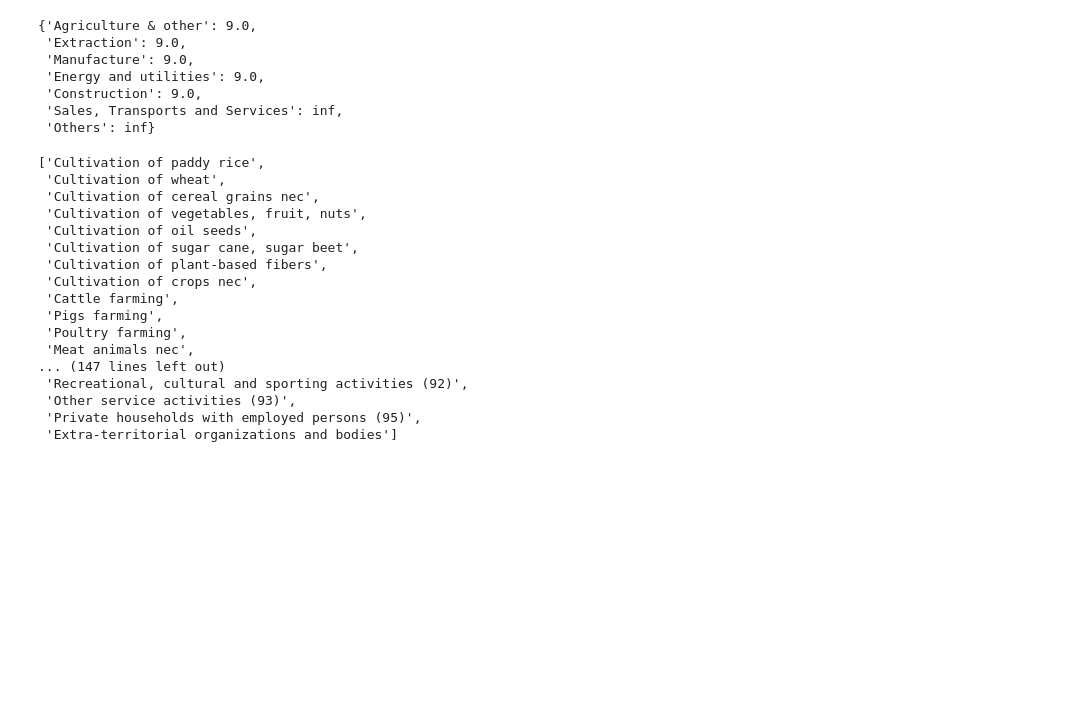
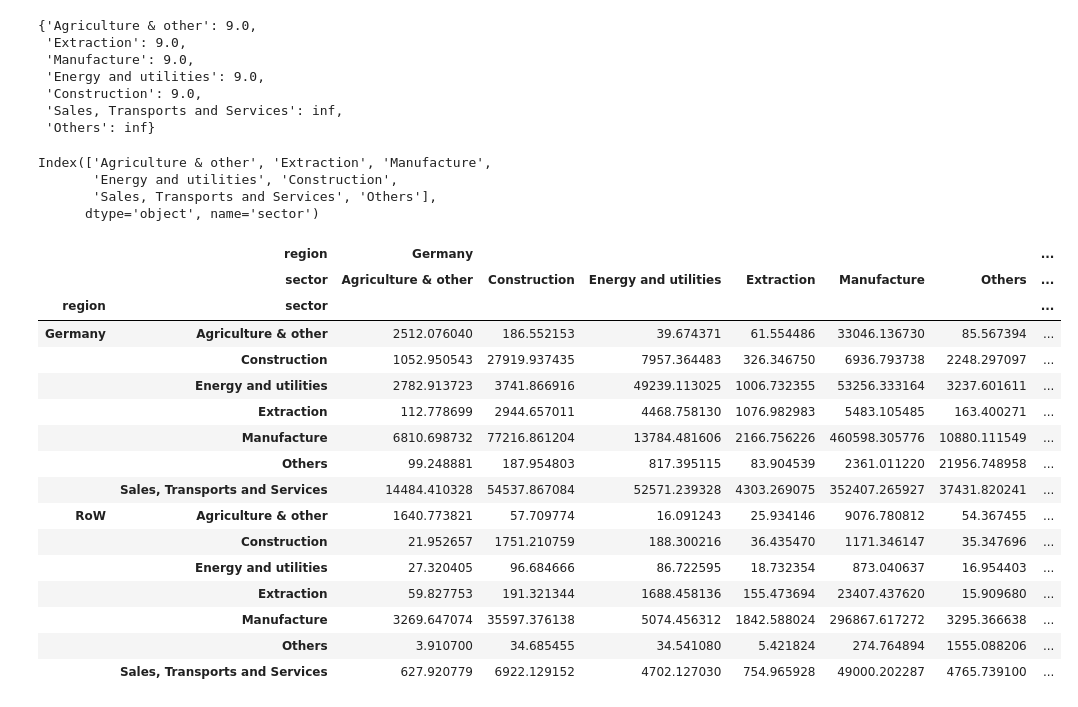
Before and after one commit to spjuhel/BoARIO, a Jupyter notebook: JupyNotebooks/small_mrio_testing.ipynb, the cells around one changed output. Cells and saved outputs as stored; diff of their text form; code cells hidden in the pictures; blank space fills up the shorter version.

```diff
--- a/JupyNotebooks/small_mrio_testing.ipynb
+++ b/JupyNotebooks/small_mrio_testing.ipynb
@@ -104,24 +107,15 @@ new_mrio_params['inventories_dict']
  'Construction': 9.0,
  'Sales, Transports and Services': inf,
  'Others': inf}
+# %%
+exio3.get_sectors()
+# %% [output]
+Index(['Agriculture & other', 'Extraction', 'Manufacture',
+       'Energy and utilities', 'Construction',
+       'Sales, Transports and Services', 'Others'],
+      dtype='object', name='sector')
 # %%
-list(old_sectors)
+name = "7_sectors_DE_RoW"
+with pathlib.Path("../../../Data/BoARIO-testing/"+name+"_mrio_params.json").open('w') as f:
+    json.dump(new_mrio_params, f, indent=4)
-# %% [output]
-['Cultivation of paddy rice',
- 'Cultivation of wheat',
- 'Cultivation of cereal grains nec',
- 'Cultivation of vegetables, fruit, nuts',
- 'Cultivation of oil seeds',
- 'Cultivation of sugar cane, sugar beet',
- 'Cultivation of plant-based fibers',
- 'Cultivation of crops nec',
- 'Cattle farming',
- 'Pigs farming',
- 'Poultry farming',
- 'Meat animals nec',
-... (147 lines left out)
- 'Recreational, cultural and sporting activities (92)',
- 'Other service activities (93)',
- 'Private households with employed persons (95)',
- 'Extra-territorial organizations and bodies']
 # %%
@@ -131,4 +127,24 @@ with open("../../../Data/BoARIO-testing/minimal_mrio.pkl", 'wb') as f:
     pkl.dump(exio3, f)
+# %%
+exio3.Z
+# %% [output]
+|  | region | Germany |  |  |  |  |  | ... |
+|  | sector | Agriculture & other | Construction | Energy and utilities | Extraction | Manufacture | Others | ... |
+| region | sector |  |  |  |  |  |  | ... |
+| Germany | Agriculture & other | 2512.076040 | 186.552153 | 39.674371 | 61.554486 | 33046.136730 | 85.567394 | ... |
+|  | Construction | 1052.950543 | 27919.937435 | 7957.364483 | 326.346750 | 6936.793738 | 2248.297097 | ... |
+|  | Energy and utilities | 2782.913723 | 3741.866916 | 49239.113025 | 1006.732355 | 53256.333164 | 3237.601611 | ... |
+|  | Extraction | 112.778699 | 2944.657011 | 4468.758130 | 1076.982983 | 5483.105485 | 163.400271 | ... |
+|  | Manufacture | 6810.698732 | 77216.861204 | 13784.481606 | 2166.756226 | 460598.305776 | 10880.111549 | ... |
+|  | Others | 99.248881 | 187.954803 | 817.395115 | 83.904539 | 2361.011220 | 21956.748958 | ... |
+|  | Sales, Transports and Services | 14484.410328 | 54537.867084 | 52571.239328 | 4303.269075 | 352407.265927 | 37431.820241 | ... |
+| RoW | Agriculture & other | 1640.773821 | 57.709774 | 16.091243 | 25.934146 | 9076.780812 | 54.367455 | ... |
+|  | Construction | 21.952657 | 1751.210759 | 188.300216 | 36.435470 | 1171.346147 | 35.347696 | ... |
+|  | Energy and utilities | 27.320405 | 96.684666 | 86.722595 | 18.732354 | 873.040637 | 16.954403 | ... |
+|  | Extraction | 59.827753 | 191.321344 | 1688.458136 | 155.473694 | 23407.437620 | 15.909680 | ... |
+|  | Manufacture | 3269.647074 | 35597.376138 | 5074.456312 | 1842.588024 | 296867.617272 | 3295.366638 | ... |
+|  | Others | 3.910700 | 34.685455 | 34.541080 | 5.421824 | 274.764894 | 1555.088206 | ... |
+|  | Sales, Transports and Services | 627.920779 | 6922.129152 | 4702.127030 | 754.965928 | 49000.202287 | 4765.739100 | ... |
 # %%
 import matplotlib.pyplot as plt
 plt.figure(figsize=(15,15))
```
Also changed, not shown: parts of 9 cells of this notebook, 2 other files.
